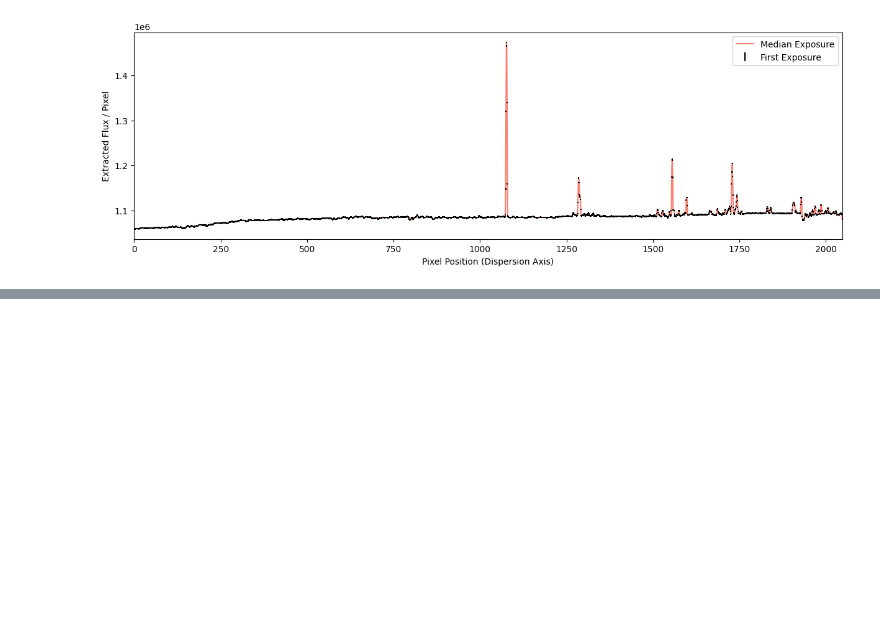
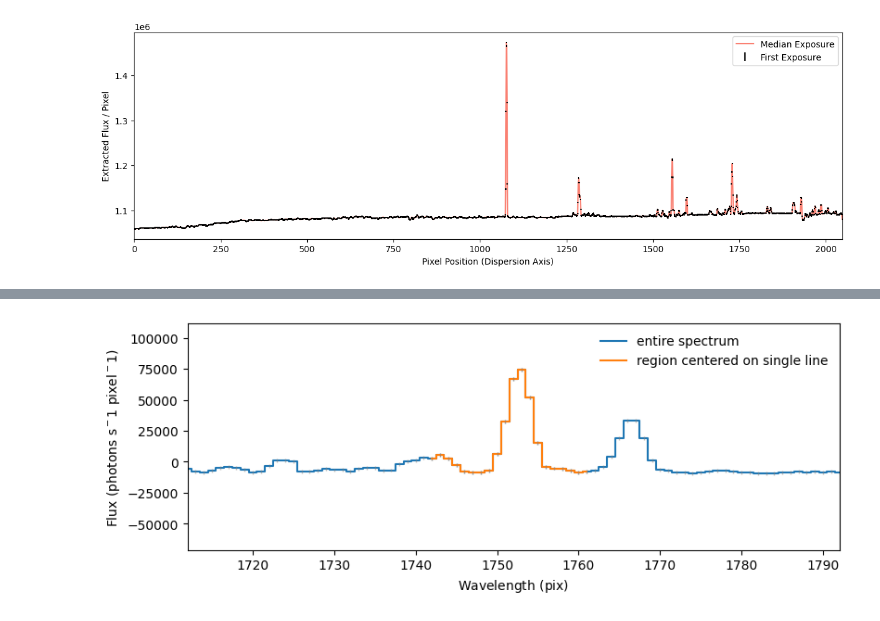
Before and after one commit to taro1256/StarburstGalaxyProject, a Jupyter notebook: Project.ipynb, the cells around one changed output, grey strips where cells are left out. Drawn from its saved outputs; the diff is of its cells as text; code cells hidden in the pictures; blank space fills up the shorter version.

```diff
--- a/Project.ipynb
+++ b/Project.ipynb
@@ -580,0 +628,18 @@ print(np.shape(raw_science_NCG))
+# %%
+# define the pixels on which we want to focus
+line_pixel = 1752*u.pixel
+window = 10*u.pixel
+
+# make a tiny sub-spsectrum from that region
+sub_region = SpectralRegion(line_pixel - window, line_pixel + window)
+sub_spectrum = extract_region(spectrum, sub_region)
+
+# plot the region over the overall spectrum
+plt.figure(figsize=(8, 3), constrained_layout=True)
+plot_spectrum(spectrum, label='entire spectrum')
+plot_spectrum(sub_spectrum, label='region centered on single line')
+plt.legend(frameon=False)
+plt.xlim(line_pixel - window*4, line_pixel + window*4)
+plt.ylim(None, np.max(sub_spectrum.flux)*1.5);
+# %% [output]
+[figure, added]
```
Also changed, not shown: parts of 25 cells of this notebook.
